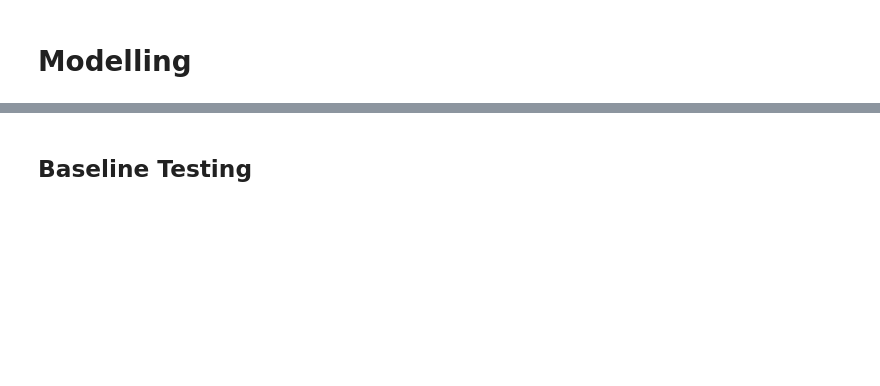
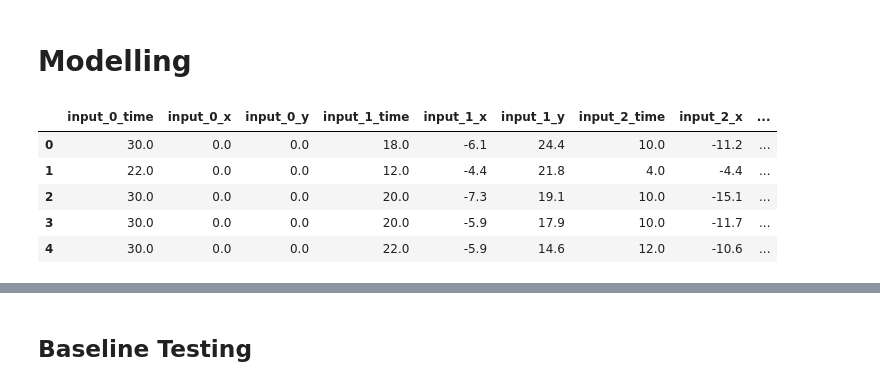
Before and after one commit to SeseRau/py-ma-git, a Jupyter notebook: notebooks/Modelling.ipynb, the cells around one changed output, grey strips where cells are left out. Drawn from its saved outputs; the diff is of its cells as text; code cells hidden in the pictures; blank space fills up the shorter version.

```diff
--- a/notebooks/Modelling.ipynb
+++ b/notebooks/Modelling.ipynb
@@ -17,3 +20,12 @@ test = pd.read_csv(f"../workdir/AIS-ModelFrames/aisdk-2023-11-08-xs_2_kkn_test_{
+# %%
+test.head()
+# %% [output]
+|  | input_0_time | input_0_x | input_0_y | input_1_time | input_1_x | input_1_y | input_2_time | input_2_x | ... |
+| 0 | 30.0 | 0.0 | 0.0 | 18.0 | -6.1 | 24.4 | 10.0 | -11.2 | ... |
+| 1 | 22.0 | 0.0 | 0.0 | 12.0 | -4.4 | 21.8 | 4.0 | -4.4 | ... |
+| 2 | 30.0 | 0.0 | 0.0 | 20.0 | -7.3 | 19.1 | 10.0 | -15.1 | ... |
+| 3 | 30.0 | 0.0 | 0.0 | 20.0 | -5.9 | 17.9 | 10.0 | -11.7 | ... |
+| 4 | 30.0 | 0.0 | 0.0 | 22.0 | -5.9 | 14.6 | 12.0 | -10.6 | ... |
 # %%
 train_y = train.loc[:,["output_x","output_y"]]
 test_y = test.loc[:,["output_x","output_y"]]
```
Also changed, not shown: parts of 21 cells of this notebook, 3 other files.
